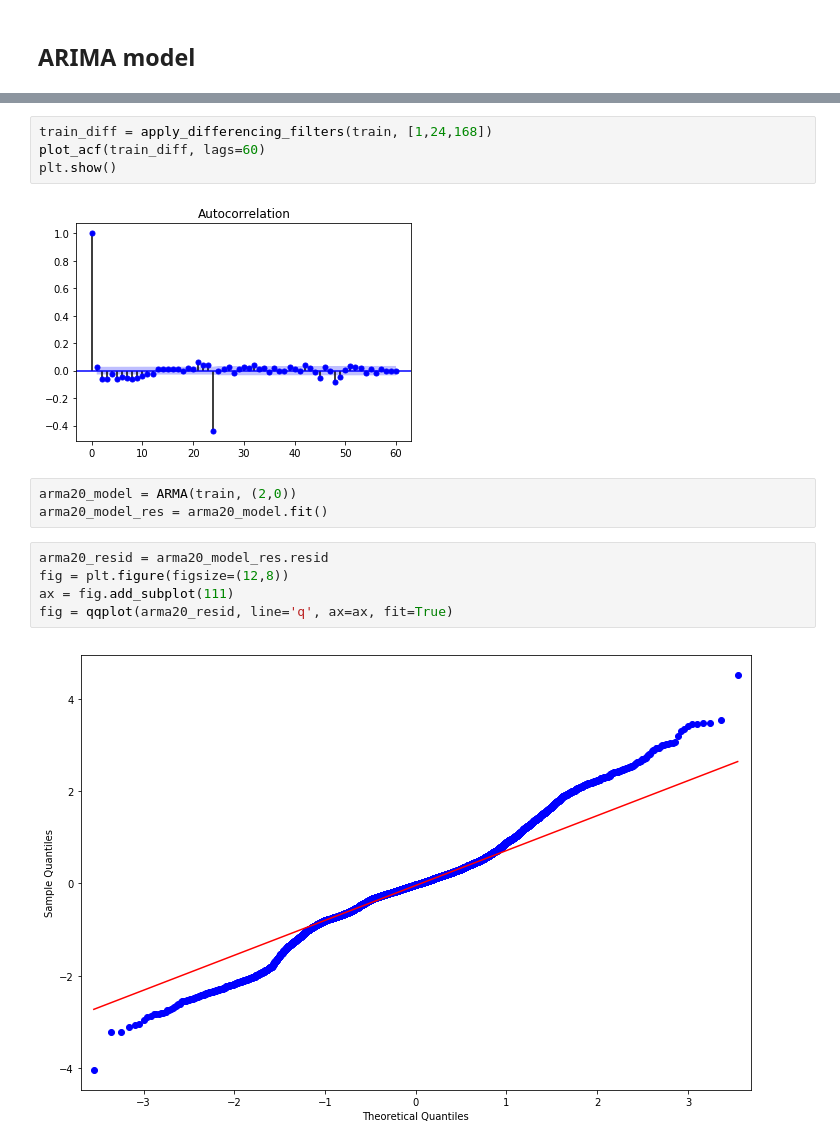
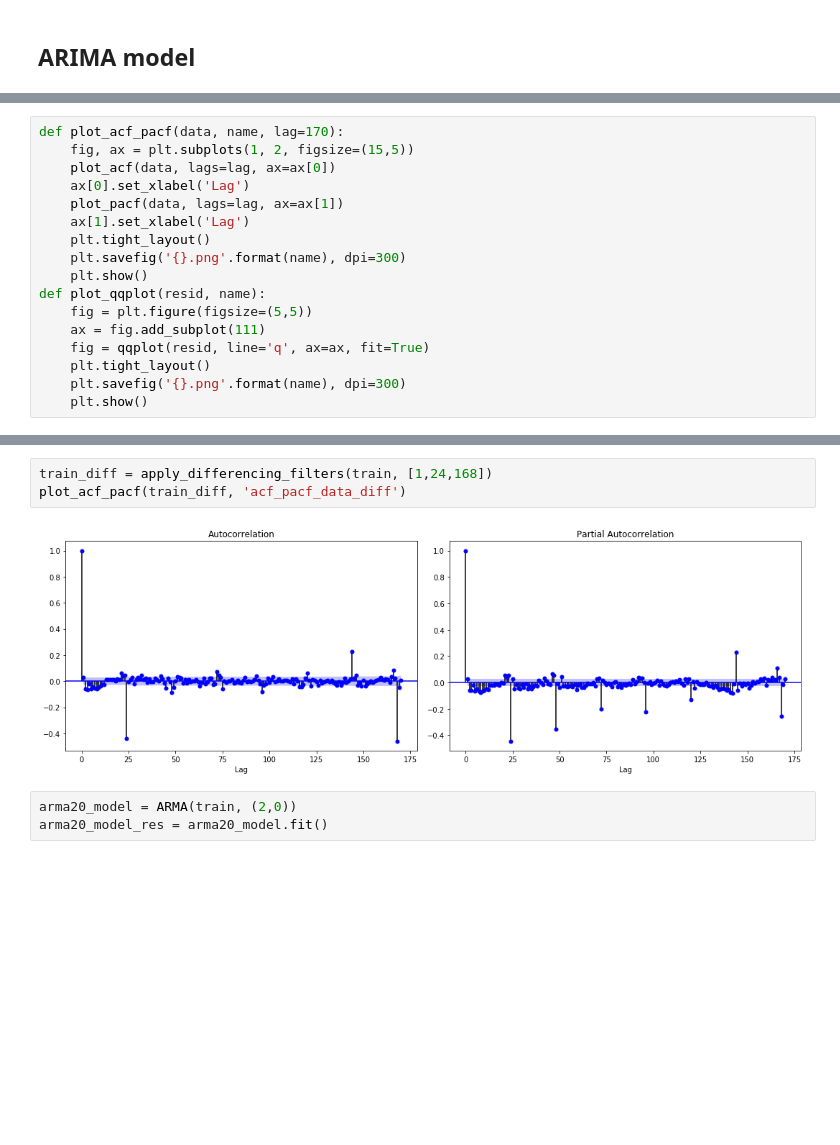
Before and after one commit to joelmfonseca/COM-503, a Jupyter notebook: hw4/hw4.ipynb, the cells around one changed output, grey strips where cells are left out. Cells and saved outputs as stored; diff of their text form; blank space fills up the shorter version.

```diff
--- a/hw4/hw4.ipynb
+++ b/hw4/hw4.ipynb
@@ -333,0 +335,17 @@ plt.show()
+# %%
+def plot_acf_pacf(data, name, lag=170):
+    fig, ax = plt.subplots(1, 2, figsize=(15,5))
+    plot_acf(data, lags=lag, ax=ax[0])
+    ax[0].set_xlabel('Lag')
+    plot_pacf(data, lags=lag, ax=ax[1])
+    ax[1].set_xlabel('Lag')
+    plt.tight_layout()
+    plt.savefig('{}.png'.format(name), dpi=300)
+    plt.show()
+def plot_qqplot(resid, name):
+    fig = plt.figure(figsize=(5,5))
+    ax = fig.add_subplot(111)
+    fig = qqplot(resid, line='q', ax=ax, fit=True)
+    plt.tight_layout()
+    plt.savefig('{}.png'.format(name), dpi=300)
+    plt.show()
@@ -334,16 +356,8 @@ plt.show()
 # %%
 train_diff = apply_differencing_filters(train, [1,24,168])
-plot_acf(train_diff, lags=60)
-plt.show()
+plot_acf_pacf(train_diff, 'acf_pacf_data_diff')
 # %% [output]
-[figure, old version]
+[figure, new version]
 # %%
 arma20_model = ARMA(train, (2,0))
 arma20_model_res = arma20_model.fit()
-# %%
-arma20_resid = arma20_model_res.resid
-fig = plt.figure(figsize=(12,8))
-ax = fig.add_subplot(111)
-fig = qqplot(arma20_resid, line='q', ax=ax, fit=True)
-# %% [output]
-[figure, removed]
```
Also changed, not shown: parts of 32 cells of this notebook, 27 other files.
